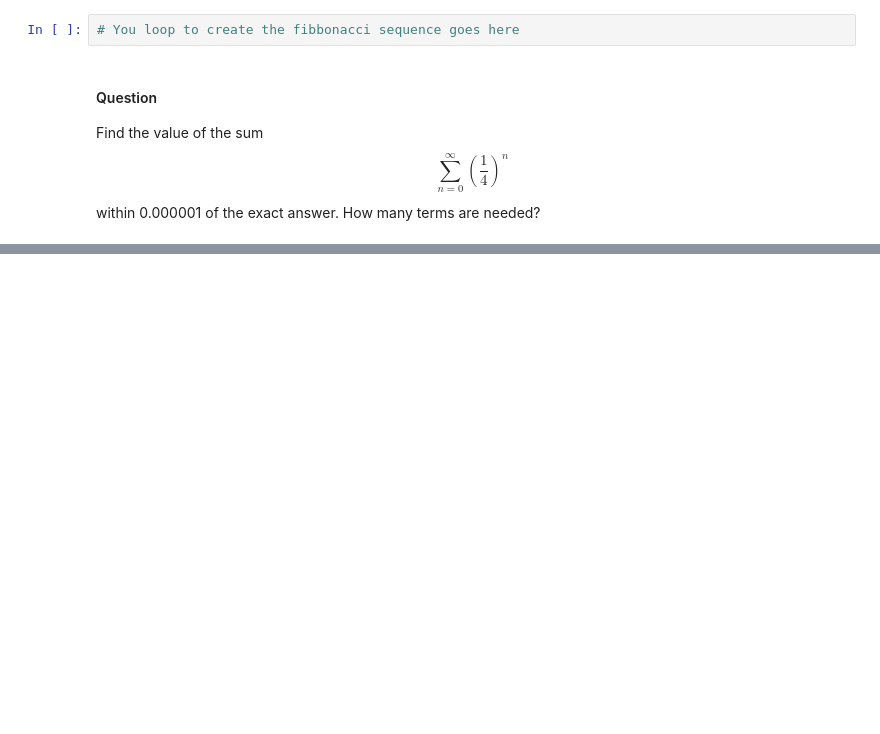
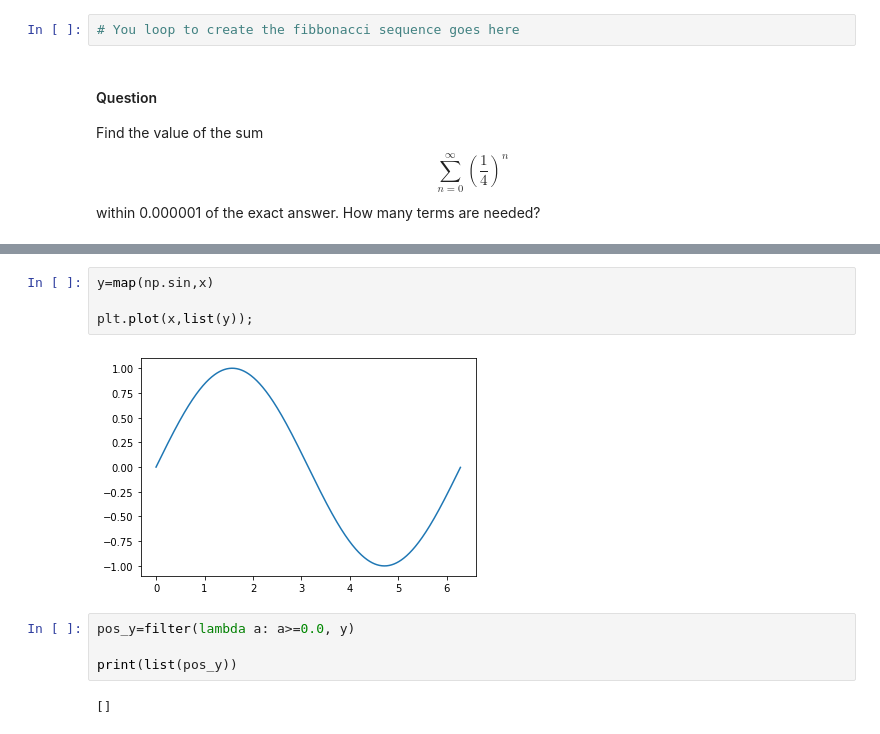
Before and after one commit to golfgrl16/Lectures, a Jupyter notebook: IntroToPython/IntroToPythonII.ipynb, the cells around one changed output, grey strips where cells are left out. Saved outputs shown, nothing was run; the diff lists cells and outputs as text; blank space fills up the shorter version.

```diff
--- a/IntroToPython/IntroToPythonII.ipynb
+++ b/IntroToPython/IntroToPythonII.ipynb
@@ -155,0 +193,12 @@ Find the value of the sum $$\sum_{n=0}^{\infty} \left( \frac{1}{4} \right)^n $$
+# %%
+y=map(np.sin,x)
+
+plt.plot(x,list(y));
+# %% [output]
+[figure, added]
+# %%
+pos_y=filter(lambda a: a>=0.0, y)
+
+print(list(pos_y))
+# %% [output]
+[]
```
Also changed, not shown: parts of 7 cells of this notebook.
